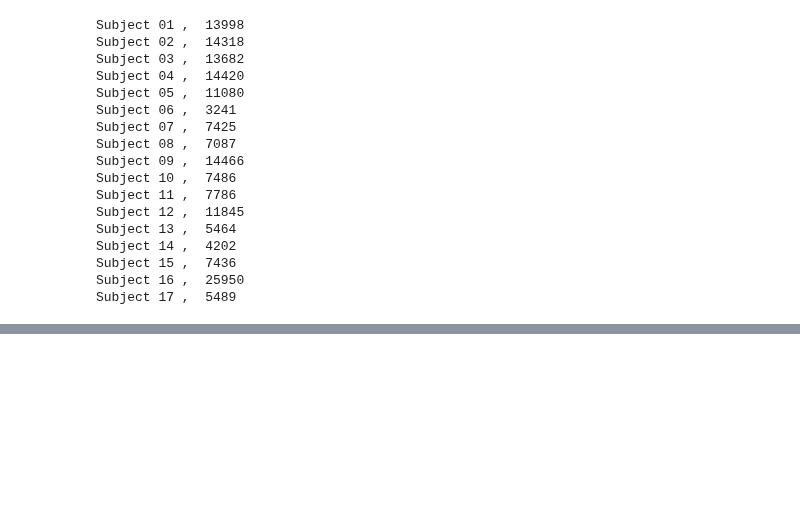
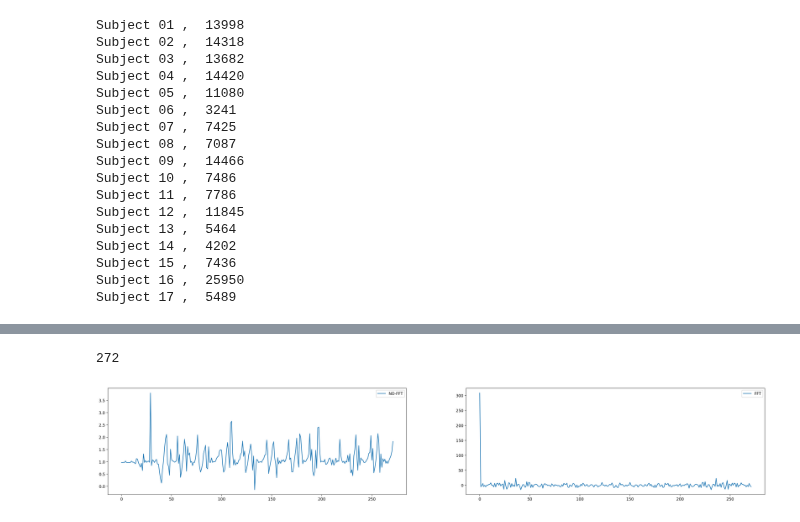
Before and after one commit to pbmiguel/py-har, a Jupyter notebook: TASKS/T1/pre-processing/2016-ANSAMO/2016-ANSAMO-preprocessing-final-version.ipynb, the cells around one changed output, grey strips where cells are left out. Drawn from its saved outputs; the diff is of its cells as text; code cells hidden in the pictures; blank space fills up the shorter version.

Commit message:
add. time series feature extraction signals; issue #1

```diff
--- a/TASKS/T1/pre-processing/2016-ANSAMO/2016-ANSAMO-preprocessing-final-version.ipynb
+++ b/TASKS/T1/pre-processing/2016-ANSAMO/2016-ANSAMO-preprocessing-final-version.ipynb
@@ -872,0 +1343,32 @@ Subject 17   ['Hopping', 'Bending', 'Sitting', 'Walking', 'Jogging']
+# %%
+# Without Fast Fourier Transformation
+subject = all_values[all_values['userID'].isin(['Subject 01'])]
+subject_pos = subject[subject['position'].isin(['ankle'])]
+subject_pos_label = subject_pos[subject_pos['experiment'].isin(['Walking_3'])]
+subject_pos_label = subject_pos_label.sort_values(['Fts(ms)'])
+
+accX = subject_pos_label['accX'].values
+print(len(accX))
+# FTT
+from scipy.fftpack import fft, ifft
+y = fft(accX)
+
+# plot
+import matplotlib.pyplot as plt
+import pandas as pd
+%matplotlib inline
+
+fig, axs=plt.subplots(1,2)
+fig.set_size_inches(30, 5, forward=True)
+fig.set_dpi(200)
+ax=axs.ravel()
+
+ax[0].plot(pd.Series(accX))
+ax[0].legend(['NO-FFT'])
+
+ax[1].plot(pd.Series(y))
+ax[1].legend(['FFT'])
+fig.show()
+# %% [output]
+272
+[figure, added]
```
Also changed, not shown: parts of 8 cells of this notebook, 2 other files.
